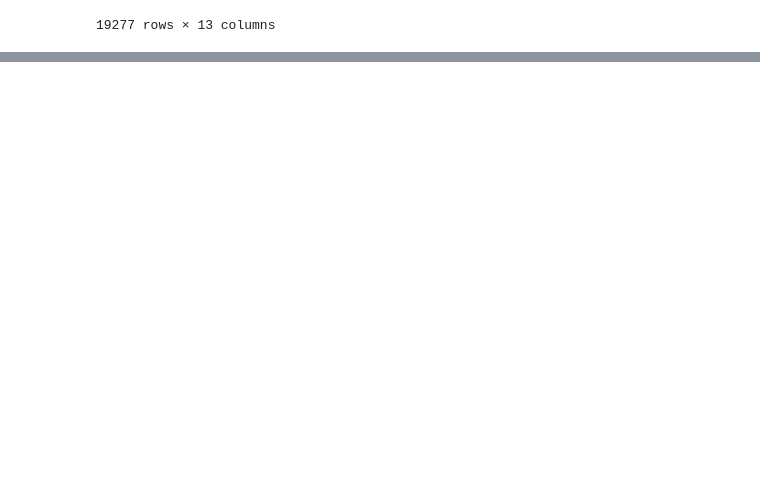
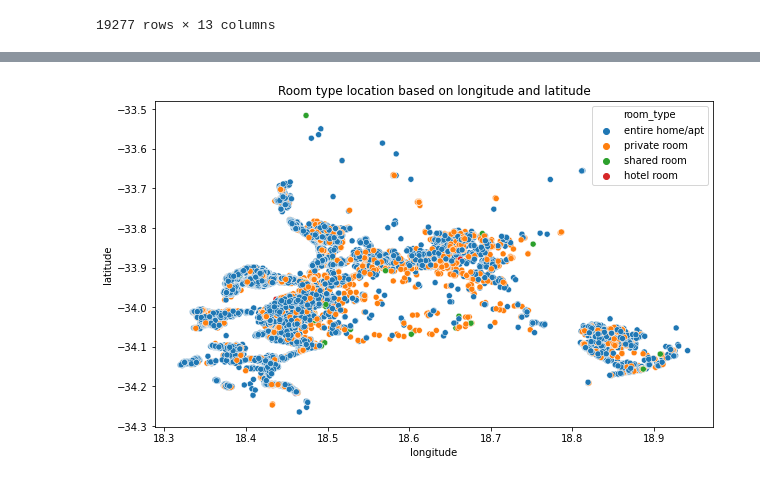
Before and after one commit to SanjanaCode/AirBnB-Data-Analysis, a Jupyter notebook: Analysis/Submitted/Task5.ipynb, the cells around one changed output, grey strips where cells are left out. Cells and saved outputs as stored; diff of their text form; code cells hidden in the pictures; blank space fills up the shorter version.

```diff
--- a/Analysis/Submitted/Task5.ipynb
+++ b/Analysis/Submitted/Task5.ipynb
@@ -99,0 +126,6 @@ However, since we dont know whether the reviews are positive or negative, there
+# %%
+plt.figure(figsize=(10,6))
+sns.scatterplot(x='longitude',y='latitude',hue='room_type',data=df).set_title('Room type location based on longitude and latitude')
+plt.ioff()
+# %% [output]
+[figure, added]
```
Also changed, not shown: parts of 26 cells of this notebook, 1 other file.
